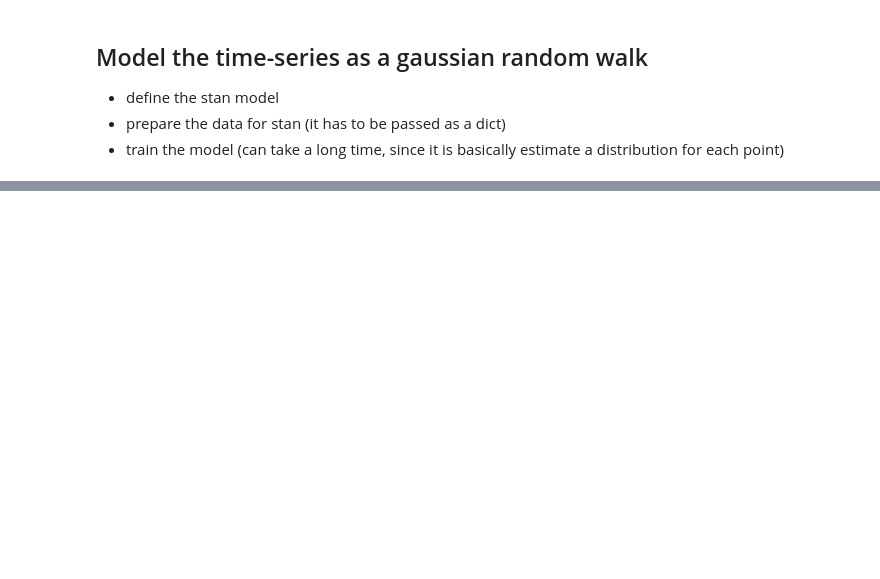
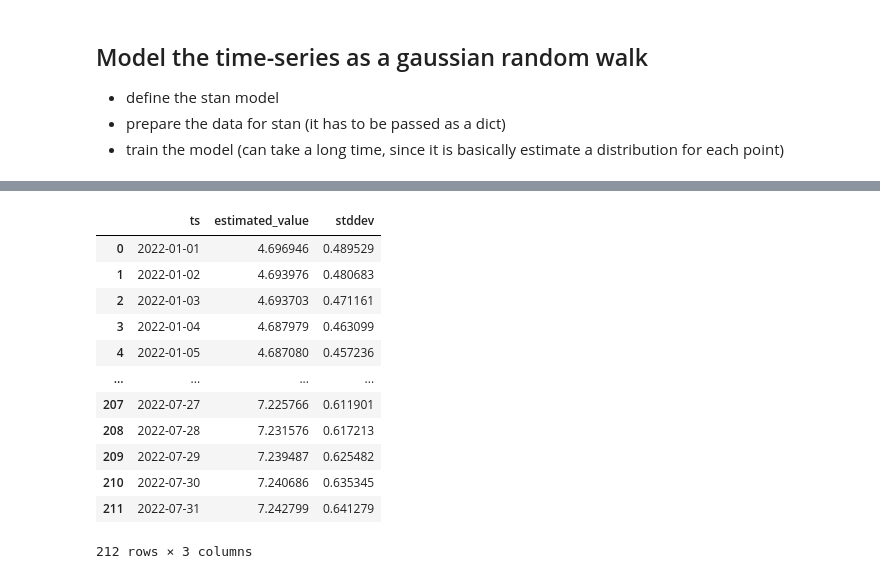
Before and after one commit to raphaeltamaki/lifetime_value_forecasting, a Jupyter notebook: Example - PySTAN Gaussian Random Walk.ipynb, the cells around one changed output, grey strips where cells are left out. Cells and saved outputs as stored; diff of their text form; code cells hidden in the pictures; blank space fills up the shorter version.

```diff
--- a/Example - PySTAN Gaussian Random Walk.ipynb
+++ b/Example - PySTAN Gaussian Random Walk.ipynb
@@ -258,0 +268,17 @@ g.figure.set_size_inches(20, 10)
+# %%
+# model_data.reset_index()
+simp_model_data
+# %% [output]
+|  | ts | estimated_value | stddev |
+| 0 | 2022-01-01 | 4.696946 | 0.489529 |
+| 1 | 2022-01-02 | 4.693976 | 0.480683 |
+| 2 | 2022-01-03 | 4.693703 | 0.471161 |
+| 3 | 2022-01-04 | 4.687979 | 0.463099 |
+| 4 | 2022-01-05 | 4.687080 | 0.457236 |
+| ... | ... | ... | ... |
+| 207 | 2022-07-27 | 7.225766 | 0.611901 |
+| 208 | 2022-07-28 | 7.231576 | 0.617213 |
+| 209 | 2022-07-29 | 7.239487 | 0.625482 |
+| 210 | 2022-07-30 | 7.240686 | 0.635345 |
+| 211 | 2022-07-31 | 7.242799 | 0.641279 |
+212 rows × 3 columns
```
Also changed, not shown: parts of 13 cells of this notebook, 2 other files.
